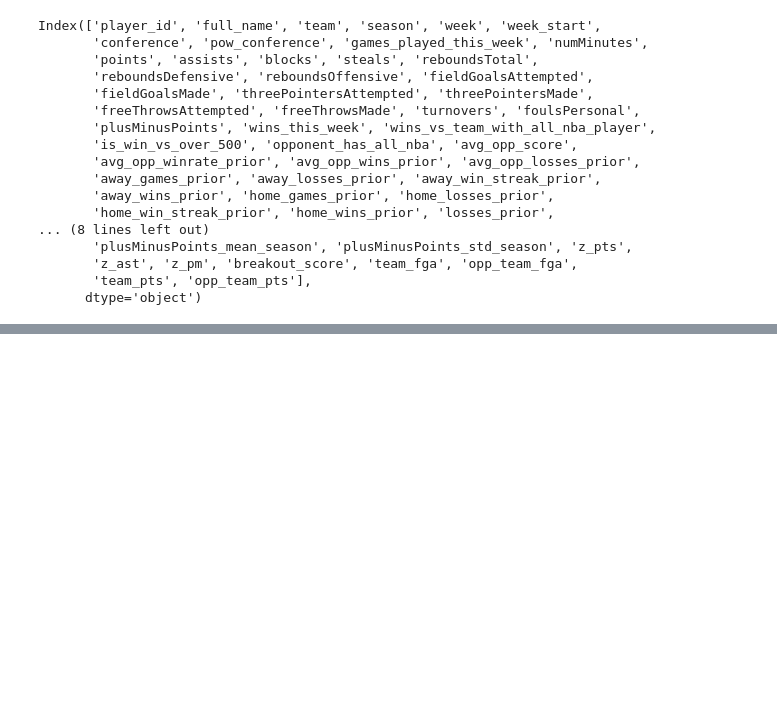
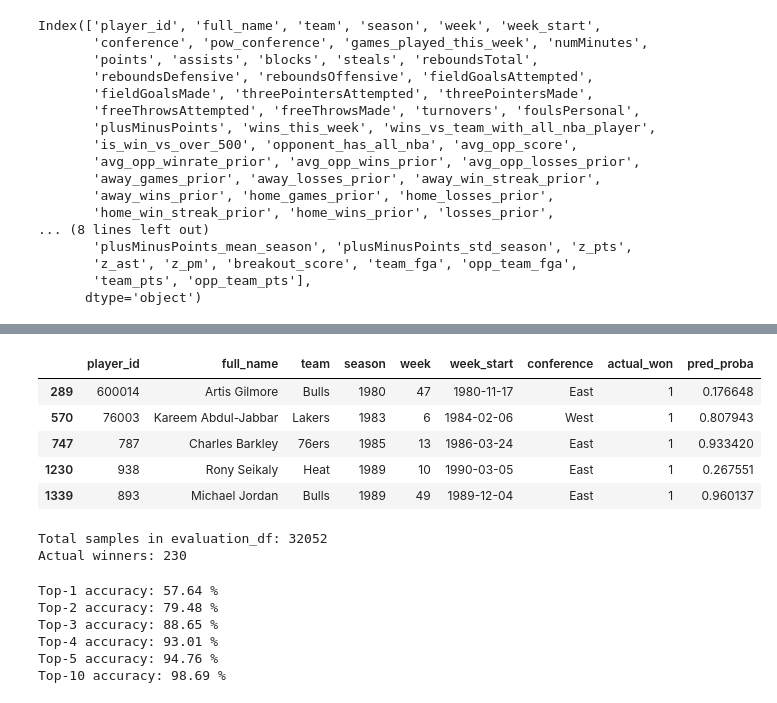
Before and after one commit to dejiandrew/nba-award-predictor, a Jupyter notebook: lightgbm_model.ipynb, the cells around one changed output, grey strips where cells are left out. Cells and saved outputs as stored; diff of their text form; code cells hidden in the pictures; blank space fills up the shorter version.

```diff
--- a/lightgbm_model.ipynb
+++ b/lightgbm_model.ipynb
@@ -1742,0 +2442,68 @@ print("="*70)
+# %%
+actual_winners_df = evaluation_df[evaluation_df['actual_won'] == 1]
+actual_winners_df.head()
+# %% [output]
+|  | player_id | full_name | team | season | week | week_start | conference | actual_won | pred_proba |
+| 289 | 600014 | Artis Gilmore | Bulls | 1980 | 47 | 1980-11-17 | East | 1 | 0.176648 |
+| 570 | 76003 | Kareem Abdul-Jabbar | Lakers | 1983 | 6 | 1984-02-06 | West | 1 | 0.807943 |
+| 747 | 787 | Charles Barkley | 76ers | 1985 | 13 | 1986-03-24 | East | 1 | 0.933420 |
+| 1230 | 938 | Rony Seikaly | Heat | 1989 | 10 | 1990-03-05 | East | 1 | 0.267551 |
+| 1339 | 893 | Michael Jordan | Bulls | 1989 | 49 | 1989-12-04 | East | 1 | 0.960137 |
+# %%
+print(f"Total samples in evaluation_df: {len(evaluation_df)}")
+print(f"Actual winners: {len(actual_winners_df)}")
+# %% [output]
+Total samples in evaluation_df: 32052
+Actual winners: 230
+# %%
+
+
+# How many season,conference,week combinations were there in actual_winners_df? This is our denominator for accuracy.
+
+query = """
+SELECT COUNT(DISTINCT(season,conference,week)) AS total_season_conference_weeks_we_couldve_predicted
+FROM actual_winners_df
+"""
+
+total_season_conference_weeks_we_couldve_predicted = duckdb.query(query).df()['total_season_conference_weeks_we_couldve_predicted'].sum()
+total_season_conference_weeks_we_couldve_predicted
+
+# How many of the actual winners did we predict?
+# Aka how many of the actual winners did our model assign a top-k probability for that [season,conference,week] combo?
+for k in [1, 2, 3, 4, 5, 10]:
+  query = f"""
+
+  WITH Highest_Probabilities AS (
+  SELECT *
+  ,RANK() OVER(PARTITION BY season, conference, week ORDER BY pred_proba DESC) AS rnk
+  FROM evaluation_df
+  )
+  ,
+  Actual_Winners AS (
+    SELECT * FROM evaluation_df
+    WHERE actual_won = 1
+  )
+
+
+  SELECT * FROM Highest_Probabilities
+  JOIN Actual_Winners
+  ON
+  Highest_Probabilities.season = Actual_Winners.season
+  AND
+  Highest_Probabilities.week = Actual_Winners.week
+  AND
+  Highest_Probabilities.conference = Actual_Winners.conference
+  WHERE rnk <= {k}
+  AND Highest_Probabilities.pred_proba = Actual_Winners.pred_proba
+  """
+  duckdb.query(query).df()
+  correct_predictions_df = duckdb.query(query).df()
+  total_correct_predictions = correct_predictions_df["actual_won"].sum()
+  print(f"Top-{k} accuracy:", round(100*total_correct_predictions/total_season_conference_weeks_we_couldve_predicted,2),"%")
+# %% [output]
+Top-1 accuracy: 57.64 %
+Top-2 accuracy: 79.48 %
+Top-3 accuracy: 88.65 %
+Top-4 accuracy: 93.01 %
+Top-5 accuracy: 94.76 %
+Top-10 accuracy: 98.69 %
```
Also changed, not shown: parts of 20 cells of this notebook.
